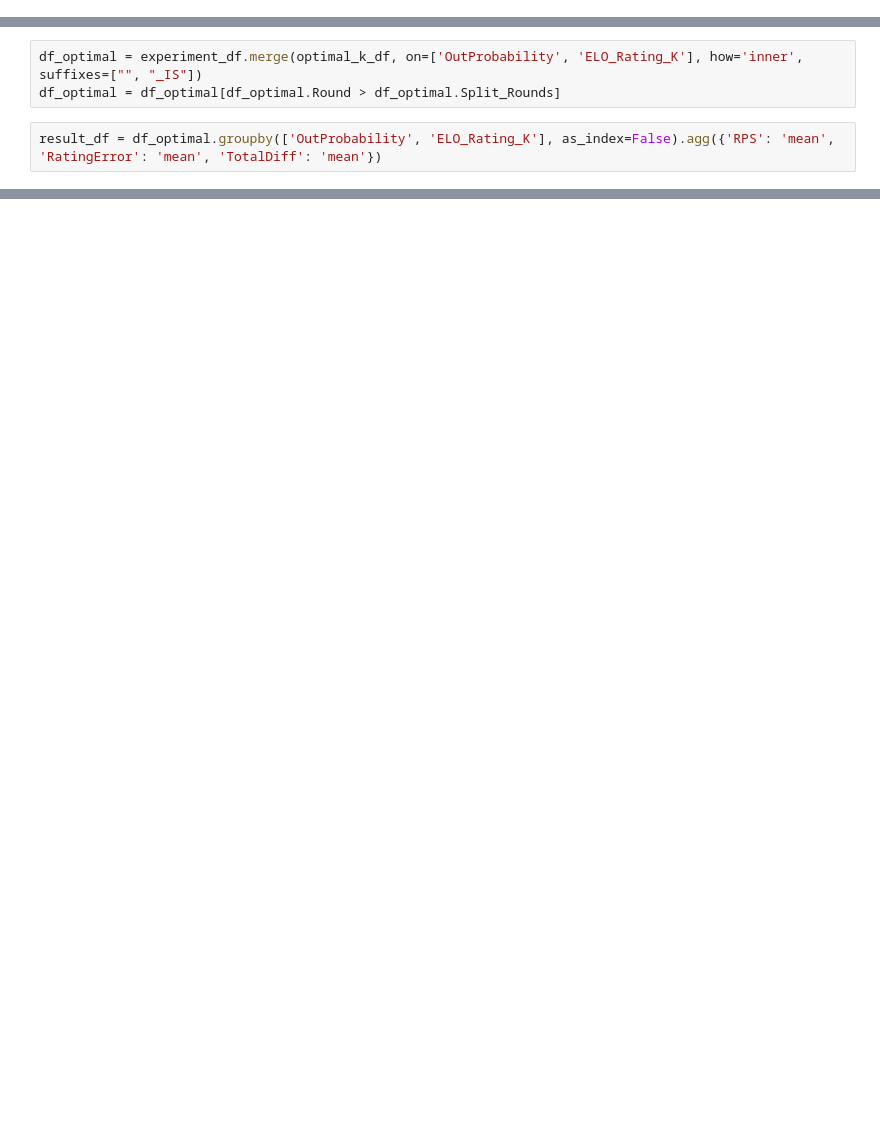
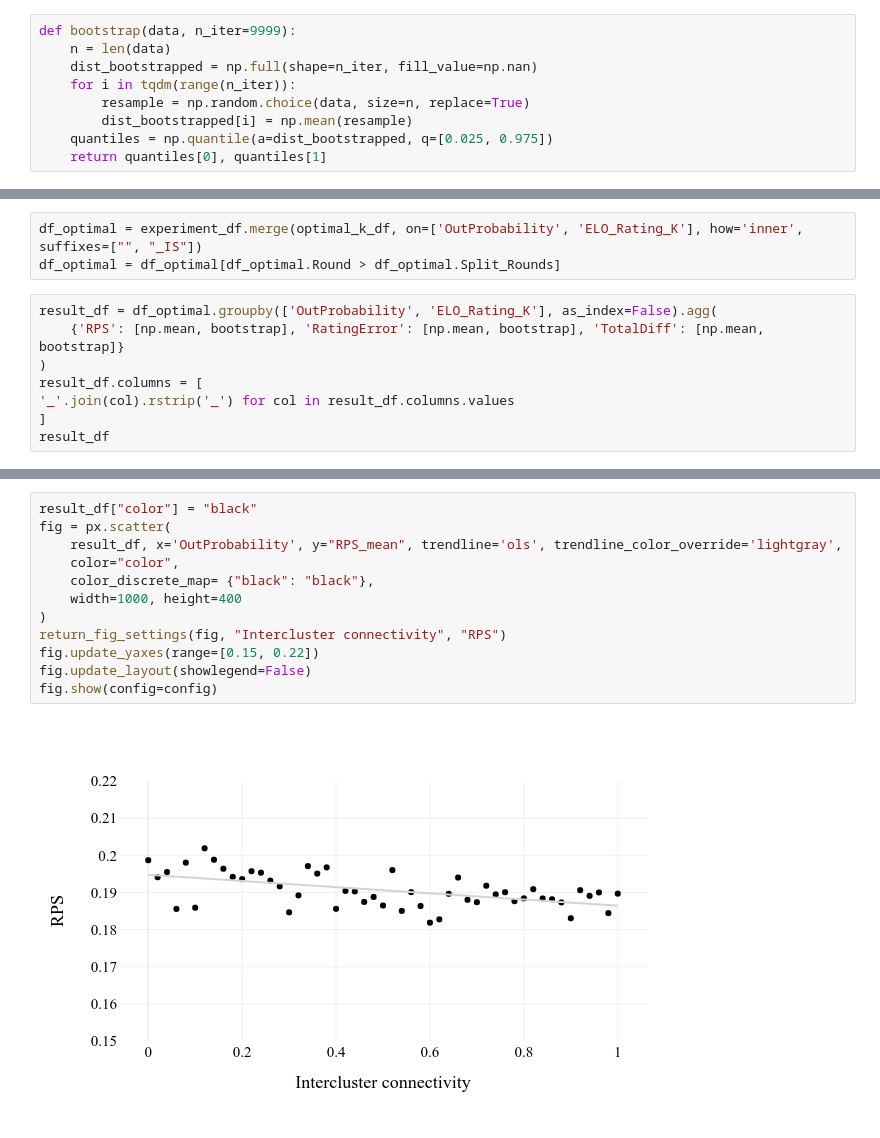
Before and after one commit to spoho-datascience/dfg-rating, a Jupyter notebook: experiments/notebooks/network_analysis/Components.ipynb, the cells around one changed output, grey strips where cells are left out. Drawn from its saved outputs; the diff is of its cells as text; blank space fills up the shorter version.

```diff
--- a/experiments/notebooks/network_analysis/Components.ipynb
+++ b/experiments/notebooks/network_analysis/Components.ipynb
@@ -151,3 +156,12 @@ experiment_df = pd.read_csv(os.path.join("..", "..", "scripts","Cluster_results"
+# %%
+def bootstrap(data, n_iter=9999):
+    n = len(data)
+    dist_bootstrapped = np.full(shape=n_iter, fill_value=np.nan)
+    for i in tqdm(range(n_iter)):
+        resample = np.random.choice(data, size=n, replace=True)
+        dist_bootstrapped[i] = np.mean(resample)
+    quantiles = np.quantile(a=dist_bootstrapped, q=[0.025, 0.975])
+    return quantiles[0], quantiles[1]
 # %% [markdown]
 ## Analysis
 # %% [markdown]
@@ -285,4 +414,10 @@ fig.show()
 df_optimal = experiment_df.merge(optimal_k_df, on=['OutProbability', 'ELO_Rating_K'], how='inner', suffixes=["", "_IS"])
 df_optimal = df_optimal[df_optimal.Round > df_optimal.Split_Rounds]
 # %%
-result_df = df_optimal.groupby(['OutProbability', 'ELO_Rating_K'], as_index=False).agg({'RPS': 'mean', 'RatingError': 'mean', 'TotalDiff': 'mean'})
+result_df = df_optimal.groupby(['OutProbability', 'ELO_Rating_K'], as_index=False).agg(
+    {'RPS': [np.mean, bootstrap], 'RatingError': [np.mean, bootstrap], 'TotalDiff': [np.mean, bootstrap]}
+)
+result_df.columns = [
+'_'.join(col).rstrip('_') for col in result_df.columns.values
+]
+result_df
@@ -288,0 +482,14 @@ result_df = df_optimal.groupby(['OutProbability', 'ELO_Rating_K'], as_index=Fals
+# %%
+result_df["color"] = "black"
+fig = px.scatter(
+    result_df, x='OutProbability', y="RPS_mean", trendline='ols', trendline_color_override='lightgray',
+    color="color",
+    color_discrete_map= {"black": "black"},
+    width=1000, height=400
+)
+return_fig_settings(fig, "Intercluster connectivity", "RPS")
+fig.update_yaxes(range=[0.15, 0.22])
+fig.update_layout(showlegend=False)
+fig.show(config=config)
+# %% [output]
+[figure, added]
```
Also changed, not shown: parts of 26 cells of this notebook, 13 other files.
